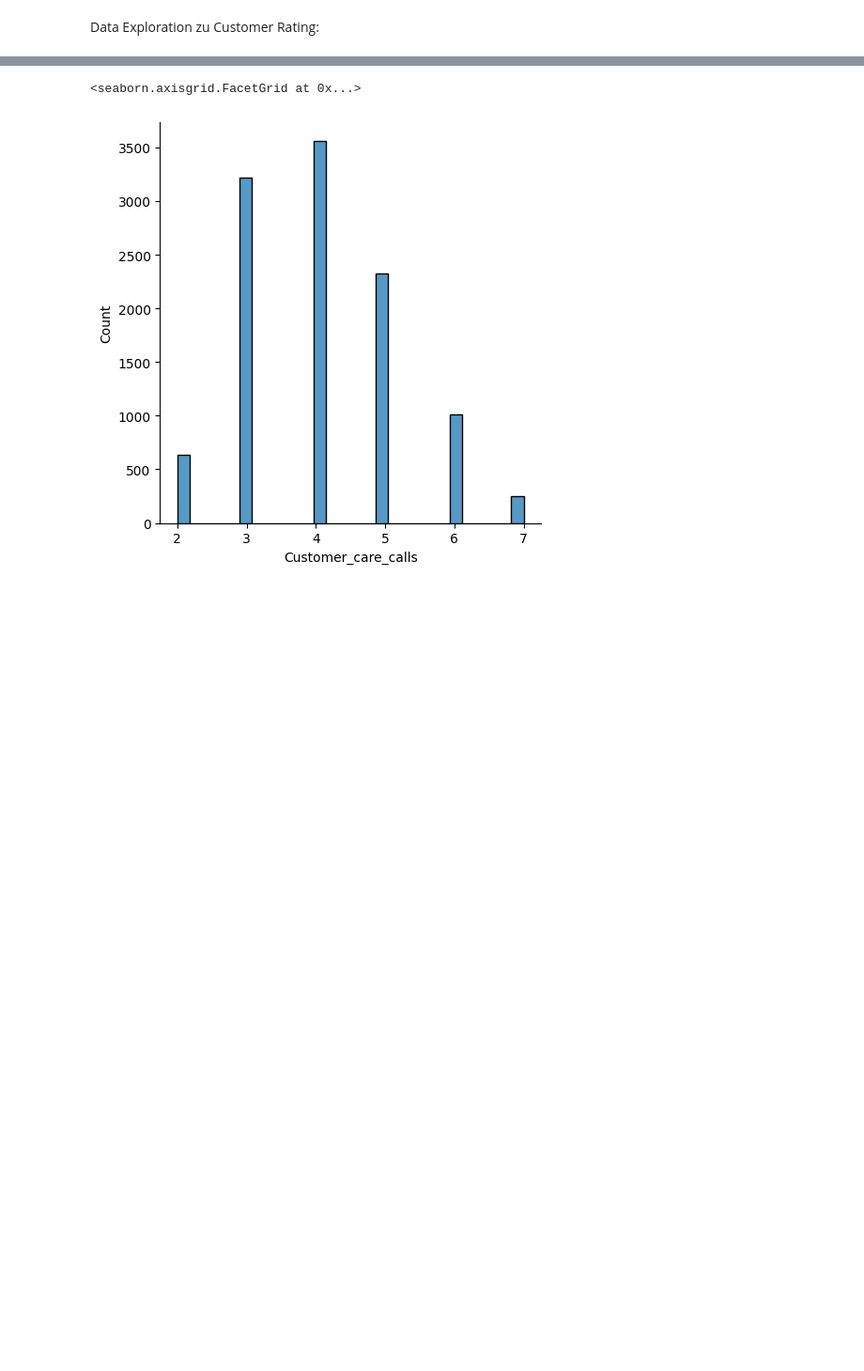
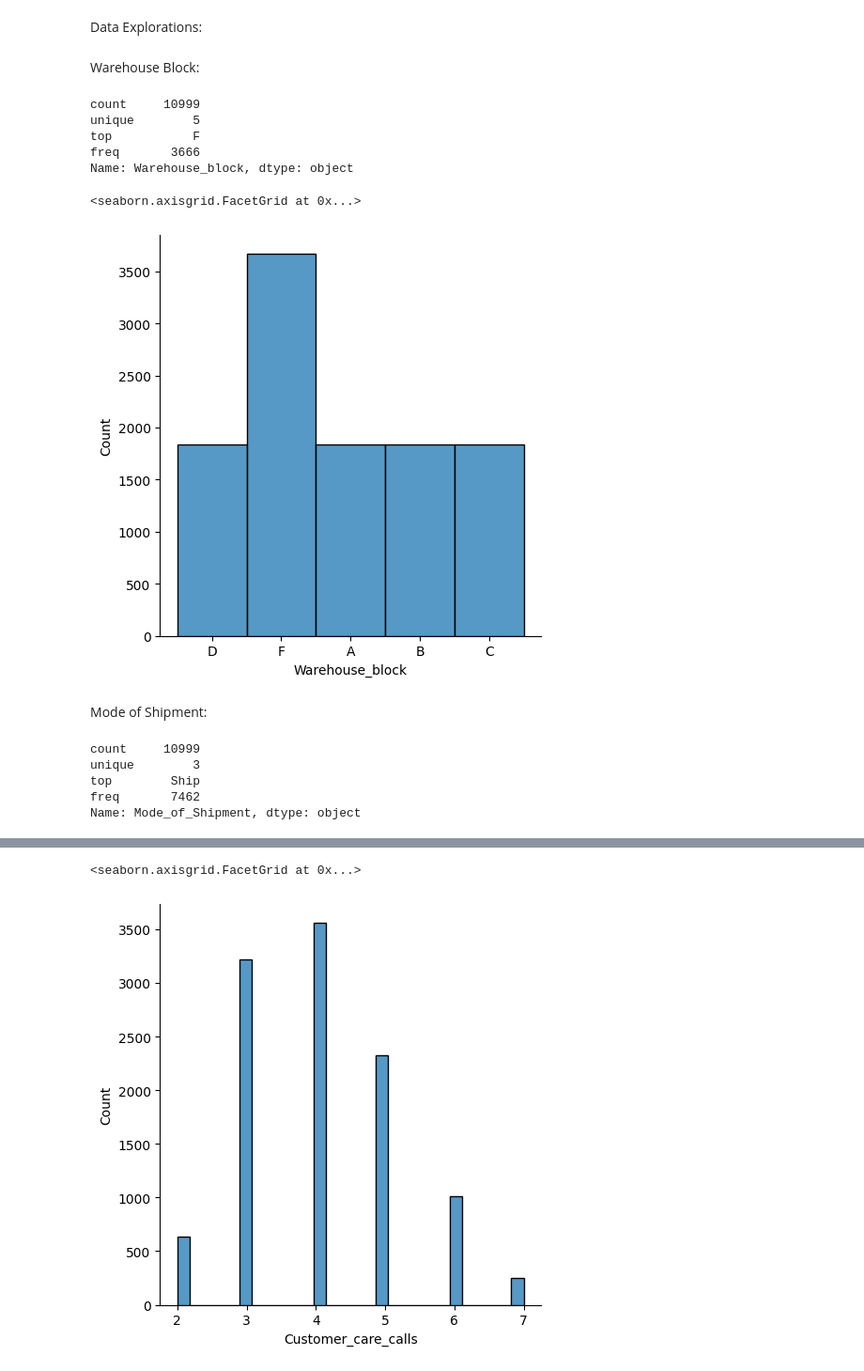
Before and after one commit to jonathan-baumann/PDA, a Jupyter notebook: use_case_group4_ecommerce.ipynb, the cells around one changed output, grey strips where cells are left out. Shown at 94% size. Cells and saved outputs as stored; diff of their text form; code cells hidden in the pictures; blank space fills up the shorter version.

Commit message:
data exploration basics

```diff
--- a/use_case_group4_ecommerce.ipynb
+++ b/use_case_group4_ecommerce.ipynb
@@ -23,2 +36,29 @@ Index(['Warehouse_block', 'Mode_of_Shipment', 'Customer_care_calls',
-# %% [markdown]
-Data Exploration zu Customer Rating:
+# %% [markdown]
+Data Explorations:
+# %% [markdown]
+Warehouse Block:
+# %%
+df_ecommerce['Warehouse_block'].describe()
+# %% [output]
+count     10999
+unique        5
+top           F
+freq       3666
+Name: Warehouse_block, dtype: object
+# %%
+sns.displot(df_ecommerce['Warehouse_block'])
+
+#alle außer F(~3666) kommen gleich oft vor (~1800)
+# %% [output]
+<seaborn.axisgrid.FacetGrid at 0x...>
+[figure, added]
+# %% [markdown]
+Mode of Shipment:
+# %%
+df_ecommerce['Mode_of_Shipment'].describe()
+# %% [output]
+count     10999
+unique        3
+top        Ship
+freq       7462
+Name: Mode_of_Shipment, dtype: object
```
Also changed, not shown: parts of 33 cells of this notebook.
